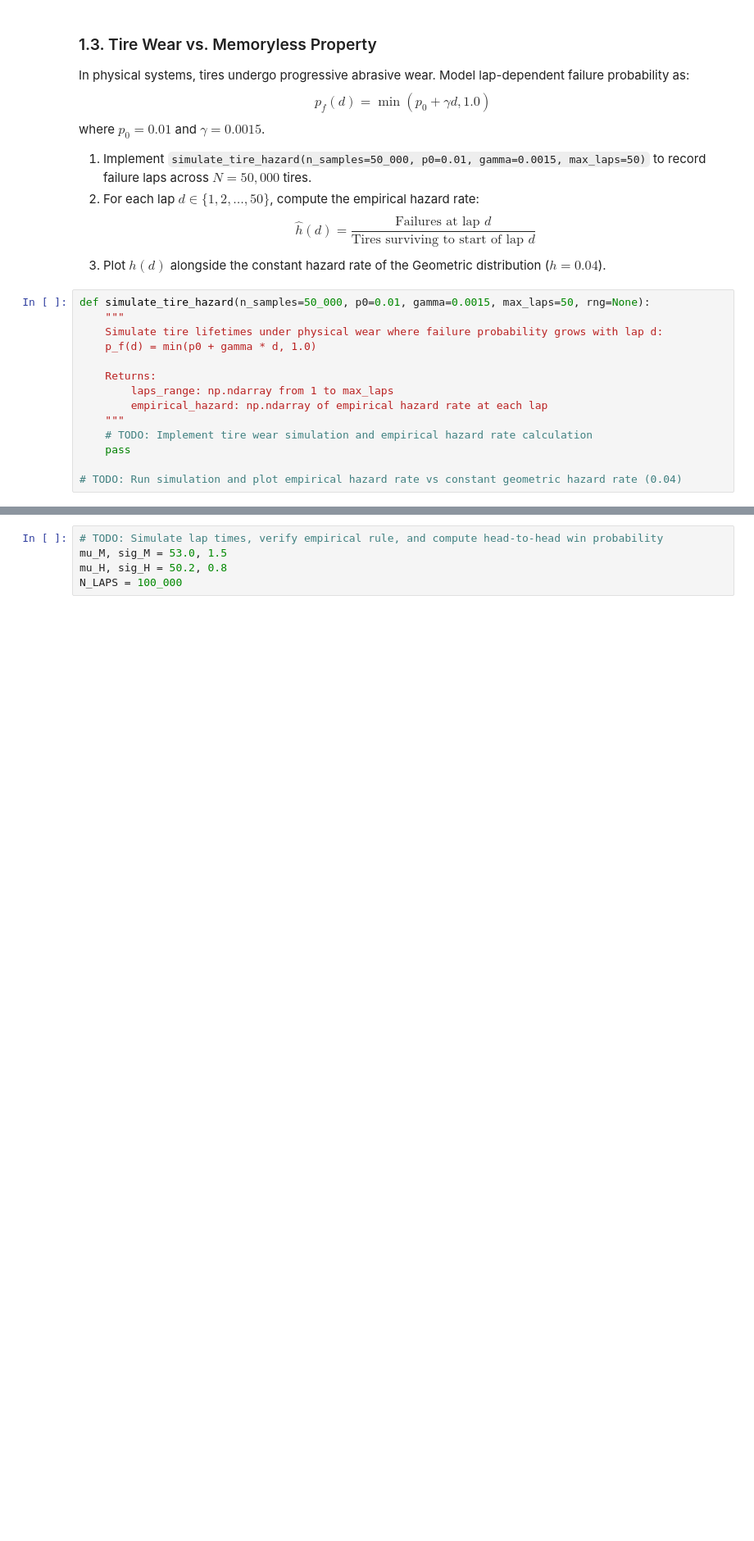
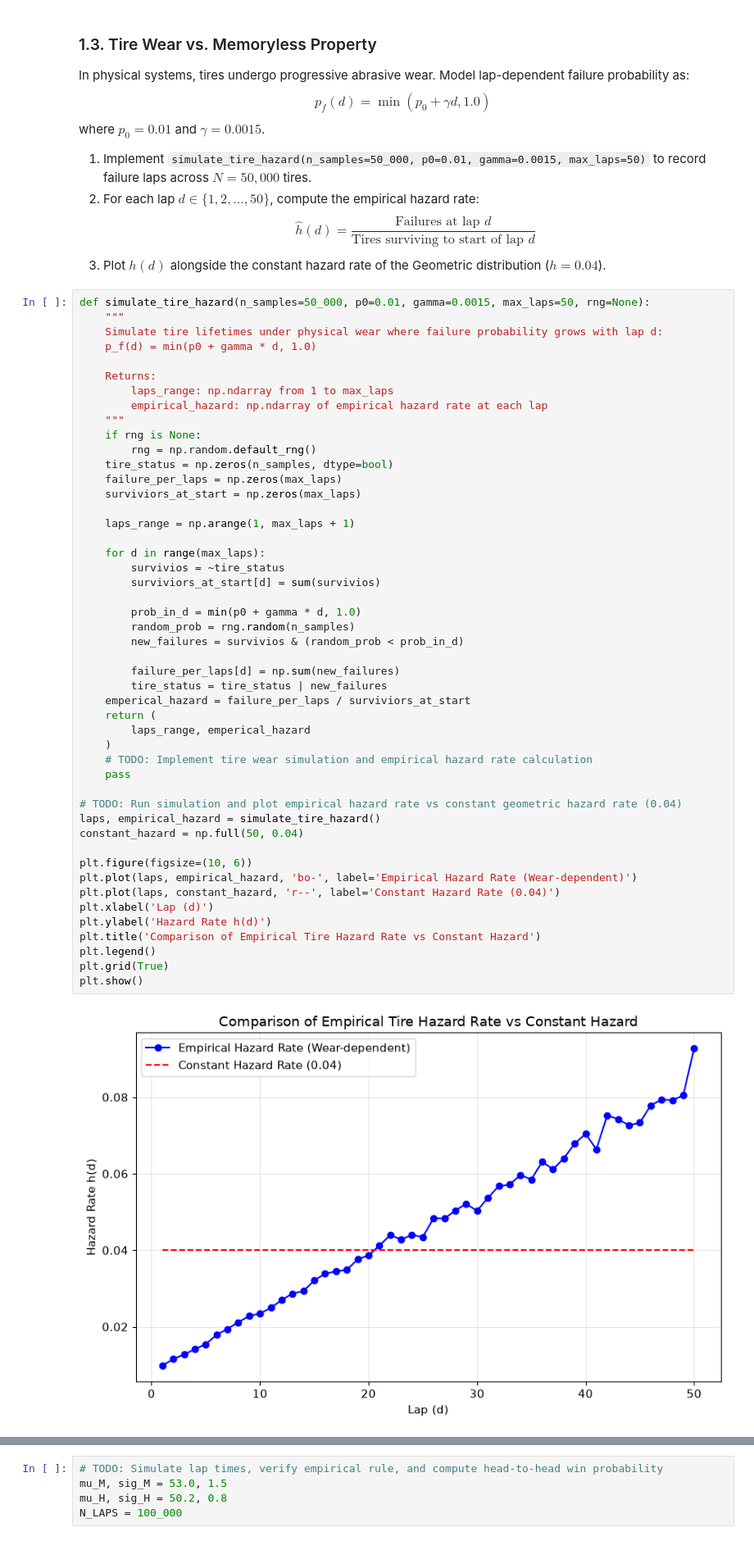
Before and after one commit to AmirrezaNasiri85/UT, a Jupyter notebook: EPS/CA2/CA2_Notebook.ipynb, the cells around one changed output, grey strips where cells are left out. Shown at 82% size. Drawn from its saved outputs; the diff is of its cells as text; blank space fills up the shorter version.

```diff
--- a/EPS/CA2/CA2_Notebook.ipynb
+++ b/EPS/CA2/CA2_Notebook.ipynb
@@ -107,17 +160,53 @@ where $p_0 = 0.01$ and $\gamma = 0.0015$.
 # %%
 def simulate_tire_hazard(n_samples=50_000, p0=0.01, gamma=0.0015, max_laps=50, rng=None):
     """
     Simulate tire lifetimes under physical wear where failure probability grows with lap d:
     p_f(d) = min(p0 + gamma * d, 1.0)
 
     Returns:
         laps_range: np.ndarray from 1 to max_laps
         empirical_hazard: np.ndarray of empirical hazard rate at each lap
     """
+    if rng is None:
+        rng = np.random.default_rng()
+    tire_status = np.zeros(n_samples, dtype=bool)
+    failure_per_laps = np.zeros(max_laps)
+    surviviors_at_start = np.zeros(max_laps)
+
+    laps_range = np.arange(1, max_laps + 1)
+
+    for d in range(max_laps):
+        survivios = ~tire_status
+        surviviors_at_start[d] = sum(survivios)
+
+        prob_in_d = min(p0 + gamma * d, 1.0)
+        random_prob = rng.random(n_samples)
+        new_failures = survivios & (random_prob < prob_in_d)
+
+        failure_per_laps[d] = np.sum(new_failures)
+        tire_status = tire_status | new_failures
+    emperical_hazard = failure_per_laps / surviviors_at_start
+    return (
+        laps_range, emperical_hazard
+    )
     # TODO: Implement tire wear simulation and empirical hazard rate calculation
     pass
 
 # TODO: Run simulation and plot empirical hazard rate vs constant geometric hazard rate (0.04)
+laps, empirical_hazard = simulate_tire_hazard()
+constant_hazard = np.full(50, 0.04)
+
+plt.figure(figsize=(10, 6))
+plt.plot(laps, empirical_hazard, 'bo-', label='Empirical Hazard Rate (Wear-dependent)')
+plt.plot(laps, constant_hazard, 'r--', label='Constant Hazard Rate (0.04)')
+plt.xlabel('Lap (d)')
+plt.ylabel('Hazard Rate h(d)')
+plt.title('Comparison of Empirical Tire Hazard Rate vs Constant Hazard')
+plt.legend()
+plt.grid(True)
+plt.show()
+# %% [output]
+[figure, added]
 # %% [markdown]
 ### Conceptual Response 1:
 * How closely do the empirical frequencies align with the theoretical PMFs? What explains the magnitude of the MSE?
```
Also changed, not shown: parts of 7 cells of this notebook, 2 other files.
